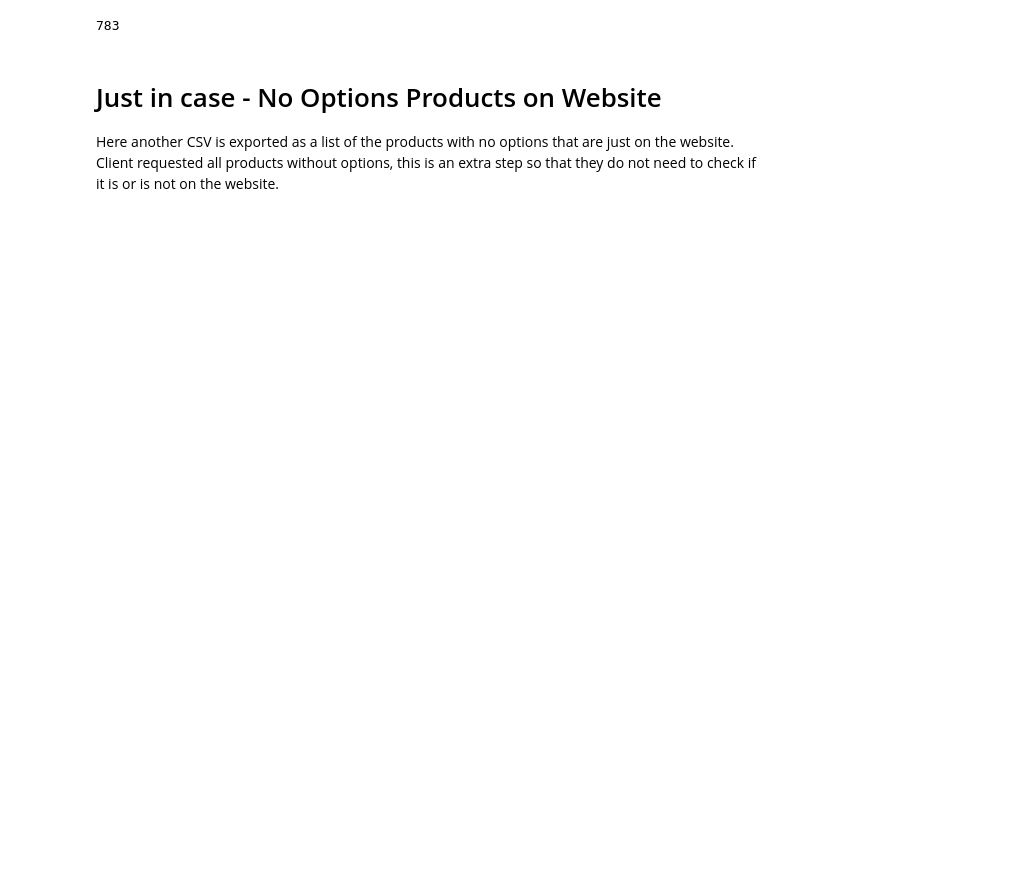
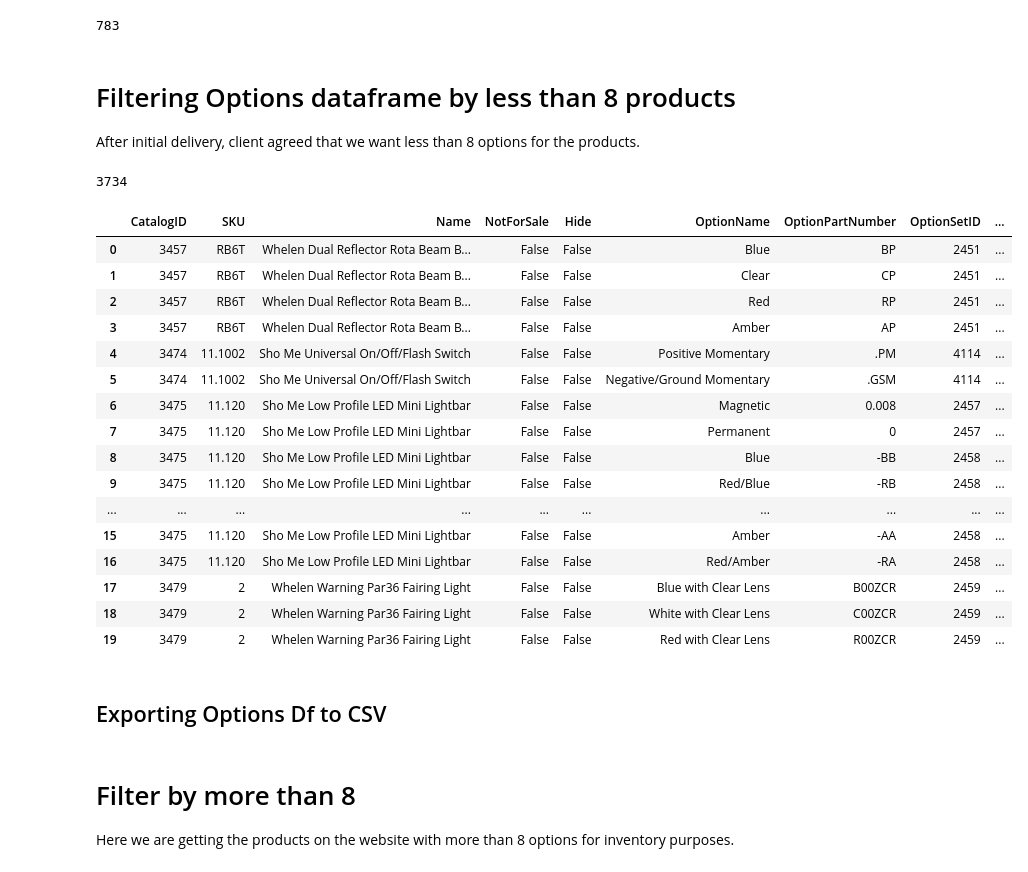
Before and after one commit to andrewkoji/Unique_SKU_List, a Jupyter notebook: Shift4Shop_API_Scrape.ipynb, the cells around one changed output. Drawn from its saved outputs; the diff is of its cells as text; code cells hidden in the pictures; blank space fills up the shorter version.

```diff
--- a/Shift4Shop_API_Scrape.ipynb
+++ b/Shift4Shop_API_Scrape.ipynb
@@ -519,7 +405,7 @@ The code below added this short list to all the products without options.
 len(AllSKUs_No_Options['CatalogID'].unique())
 # %% [output]
 783
-# %% [markdown]
-# Just in case - No Options Products on Website
-
-Here another CSV is exported as a list of the products with no options that are just on the website. Client requested all products without options, this is an extra step so that they do not need to check if it is or is not on the website.
+# %% [markdown]
+# Filtering Options dataframe by less than 8 products
+
+After initial delivery, client agreed that we want less than 8 options for the products.
@@ -525,0 +439,26 @@ Here another CSV is exported as a list of the products with no options that are
+# %%
+len(filtered_df)
+# %% [output]
+3734
+# %%
+filtered_df.head(20)
+# %% [output]
+|  | CatalogID | SKU | Name | NotForSale | Hide | OptionName | OptionPartNumber | OptionSetID | ... |
+| 0 | 3457 | RB6T | Whelen Dual Reflector Rota Beam B... | False | False | Blue | BP | 2451 | ... |
+| 1 | 3457 | RB6T | Whelen Dual Reflector Rota Beam B... | False | False | Clear | CP | 2451 | ... |
+| 2 | 3457 | RB6T | Whelen Dual Reflector Rota Beam B... | False | False | Red | RP | 2451 | ... |
+| 3 | 3457 | RB6T | Whelen Dual Reflector Rota Beam B... | False | False | Amber | AP | 2451 | ... |
+| 4 | 3474 | 11.1002 | Sho Me Universal On/Off/Flash Switch | False | False | Positive Momentary | .PM | 4114 | ... |
+| 5 | 3474 | 11.1002 | Sho Me Universal On/Off/Flash Switch | False | False | Negative/Ground Momentary | .GSM | 4114 | ... |
+| 6 | 3475 | 11.120 | Sho Me Low Profile LED Mini Lightbar | False | False | Magnetic | 0.008 | 2457 | ... |
+| 7 | 3475 | 11.120 | Sho Me Low Profile LED Mini Lightbar | False | False | Permanent | 0 | 2457 | ... |
+| 8 | 3475 | 11.120 | Sho Me Low Profile LED Mini Lightbar | False | False | Blue | -BB | 2458 | ... |
+| 9 | 3475 | 11.120 | Sho Me Low Profile LED Mini Lightbar | False | False | Red/Blue | -RB | 2458 | ... |
+| ... | ... | ... | ... | ... | ... | ... | ... | ... | ... |
+| 15 | 3475 | 11.120 | Sho Me Low Profile LED Mini Lightbar | False | False | Amber | -AA | 2458 | ... |
+| 16 | 3475 | 11.120 | Sho Me Low Profile LED Mini Lightbar | False | False | Red/Amber | -RA | 2458 | ... |
+| 17 | 3479 | 2 | Whelen Warning Par36 Fairing Light | False | False | Blue with Clear Lens | B00ZCR | 2459 | ... |
+| 18 | 3479 | 2 | Whelen Warning Par36 Fairing Light | False | False | White with Clear Lens | C00ZCR | 2459 | ... |
+| 19 | 3479 | 2 | Whelen Warning Par36 Fairing Light | False | False | Red with Clear Lens | R00ZCR | 2459 | ... |
+# %% [markdown]
+## Exporting Options Df to CSV
@@ -525,0 +467,4 @@ Here another CSV is exported as a list of the products with no options that are
+# %% [markdown]
+# Filter by more than 8
+
+Here we are getting the products on the website with more than 8 options for inventory purposes.
```
Also changed, not shown: parts of 46 cells of this notebook.
